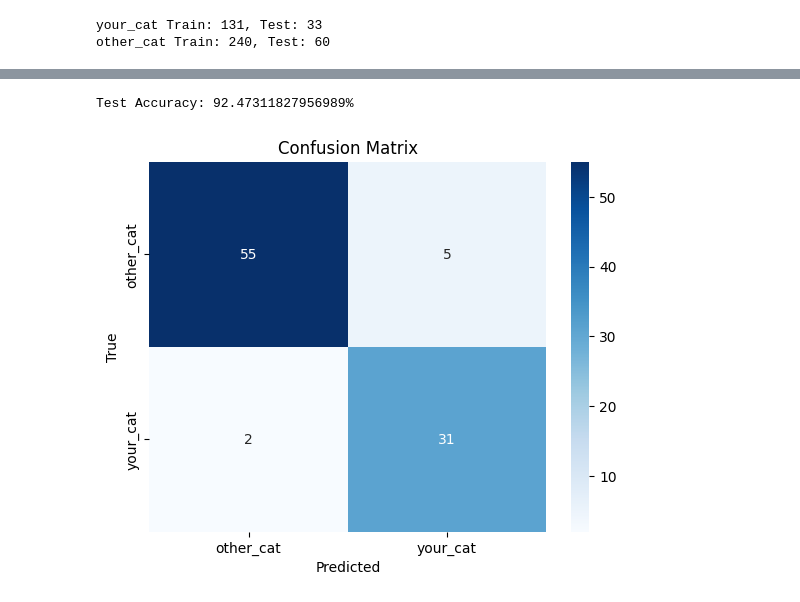
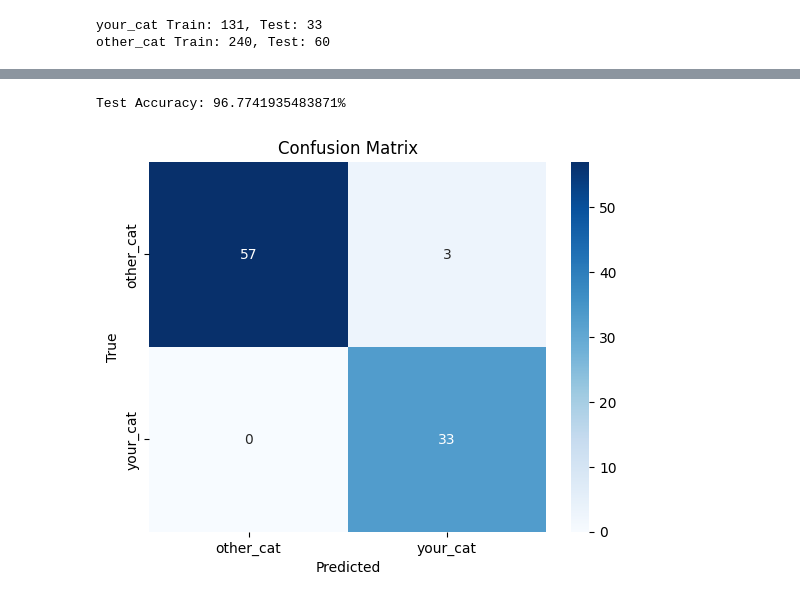
Before and after one commit to dxunit-sam/wheres-my-tabby, a Jupyter notebook: wheresmytabby.ipynb, the cells around one changed output, grey strips where cells are left out. Drawn from its saved outputs; the diff is of its cells as text; code cells hidden in the pictures.

```diff
--- a/wheresmytabby.ipynb
+++ b/wheresmytabby.ipynb
@@ -146,7 +282,7 @@ plt.show()
 # %%
-# hyperparameter
-cnn_epoch_count = 5
-
+# hyperparameters
+cnn_epoch_count = 10
+image_size = 224
 
 # Custom Dataset
 class CatDataset(Dataset):
@@ -166,10 +302,10 @@ class CatDataset(Dataset):
 
 # Define transforms (include your manipulation)
 transform = transforms.Compose([
-    transforms.ToTensor(),  # Convert PIL to tensor
-    transforms.Resize((224, 224)),  # Resize
+    transforms.ToTensor(),
+    transforms.Resize((image_size, image_size)),  # Resize
     transforms.RandomRotation(360),  # Rotate
-    transforms.RandomResizedCrop(224, scale=(0.7, 1.0)),  # Zoom/crop
+    transforms.RandomResizedCrop(image_size, scale=(0.7, 1.0)),  # Zoom/crop
 ])
 
 # Prepare data (example)
@@ -191,7 +327,7 @@ else:
 print(f"Using device: {device}")
 
 # CNN Model (fine-tune ResNet18)
-model = models.resnet18(pretrained=True)
+model = models.resnet18(weights=models.ResNet18_Weights.IMAGENET1K_V1)
 num_ftrs = model.fc.in_features
 model.fc = nn.Linear(num_ftrs, 2)  # 2 classes
 model = model.to(device)
@@ -226,5 +416,4 @@ torch.save(model.state_dict(), "wheresmytabby_cnn.pth")
 # %%
-# Custom Dataset
 class CatDataset(Dataset):
     def __init__(self, images, labels, transform=None):
         self.images = images
@@ -256,10 +445,10 @@ test_dataloader = DataLoader(test_dataset, batch_size=32, shuffle=False)
 
 # Model
 device = torch.device("mps" if torch.backends.mps.is_available() else "cpu")
-model = models.resnet18(pretrained=True)
+model = models.resnet18(weights=models.ResNet18_Weights.IMAGENET1K_V1)
 num_ftrs = model.fc.in_features
 model.fc = nn.Linear(num_ftrs, 2)
-model.load_state_dict(torch.load("wheresmytabby_cnn.pth"))  # Updated model file
+model.load_state_dict(torch.load("wheresmytabby_cnn.pth"))  # Load model file
 model = model.to(device)
 model.eval()
 
@@ -278,33 +467,33 @@ with torch.no_grad():
             if labels[i] == 1 and predicted[i] == 1:
                 true_positives.append((images[i].cpu(), labels[i].item(), predicted[i].item()))
             elif labels[i] == 0 and predicted[i] == 1:
                 false_positives.append((images[i].cpu(), labels[i].item(), predicted[i].item()))
             elif labels[i] == 1 and predicted[i] == 0:
                 false_negatives.append((images[i].cpu(), labels[i].item(), predicted[i].item()))
             elif labels[i] == 0 and predicted[i] == 0:
                 true_negatives.append((images[i].cpu(), labels[i].item(), predicted[i].item()))
 
 # Calculate accuracy
 true_labels = []
 pred_labels = []
 for images, labels in test_dataloader:
     images, labels = images.to(device), labels.to(device)
     outputs = model(images)
     _, predicted = torch.max(outputs.data, 1)
     true_labels.extend(labels.cpu().numpy())
     pred_labels.extend(predicted.cpu().numpy())
 total = len(true_labels)
 correct = sum(1 for t, p in zip(true_labels, pred_labels) if t == p)
 accuracy = 100 * correct / total
 print(f"Test Accuracy: {accuracy}%")
 
-
+# Visualise results in confusion matrix
 cm = confusion_matrix(true_labels, pred_labels)
 sns.heatmap(cm, annot=True, fmt='d', cmap='Blues', xticklabels=['other_cat', 'your_cat'], yticklabels=['other_cat', 'your_cat'])
 plt.xlabel('Predicted')
 plt.ylabel('True')
 plt.title('Confusion Matrix')
 plt.show()
 # %% [output]
-Test Accuracy: 92.47311827956989%
+Test Accuracy: 96.7741935483871%
-[figure, old version]
+[figure, new version]
```
Also changed, not shown: parts of 17 cells of this notebook, 4 other files.
